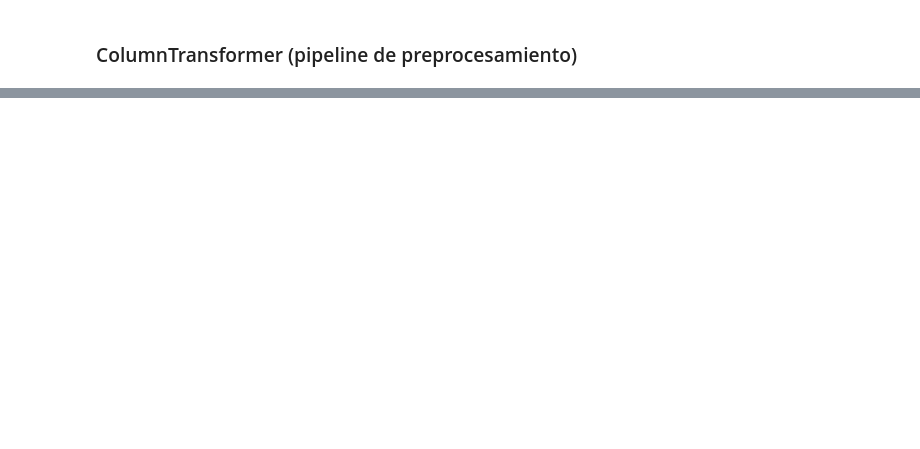
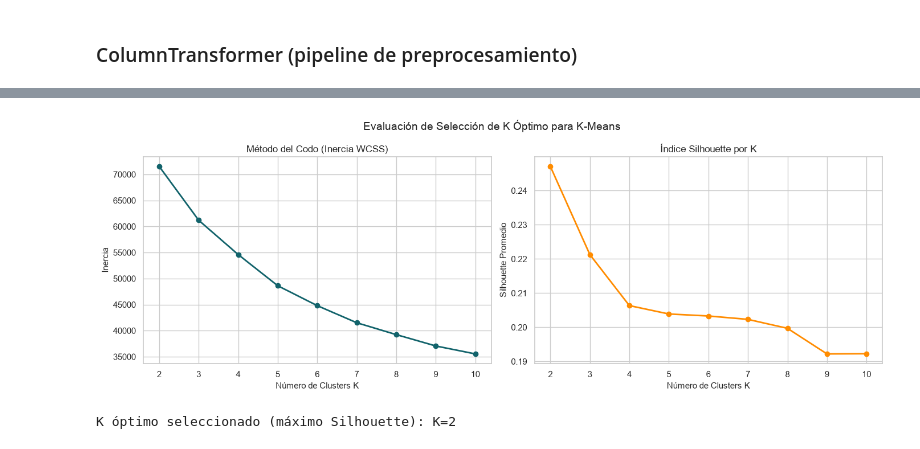
Before and after one commit to pag0dy/ML1_ExamenAplicado_Godoy_Paulina, a Jupyter notebook: codigo_examen_pg.ipynb, the cells around one changed output, grey strips where cells are left out. Saved outputs shown, nothing was run; the diff lists cells and outputs as text; code cells hidden in the pictures; blank space fills up the shorter version.

```diff
--- a/codigo_examen_pg.ipynb
+++ b/codigo_examen_pg.ipynb
@@ -372,0 +490,17 @@ could not convert string to float: 'Histórica'
+# %%
+inertias = []
+sil_scores = []
+k_range = range(2, 11)
+
+# Silhouette es O(n^2): se calcula sobre una muestra representativa para eficiencia
+np.random.seed(42)
+sample_size = min(3000, X_train_pca_opt.shape[0])
+sample_indices = np.random.choice(X_train_pca_opt.shape[0], size=sample_size, replace=False)
+X_sample = X_train_pca_opt[sample_indices]
+
+for k in k_range:
+    km = KMeans(n_clusters=k, n_init=20, random_state=42)
+    labels_k = km.fit_predict(X_train_pca_opt)
+    inertias.append(km.inertia_)
+    sil_scores.append(silhouette_score(X_sample, labels_k[sample_indices]))
+    print(f"K={k}: Inercia={km.inertia_:.2f} | Silhouette={sil_scores[-1]:.4f}")
@@ -372,0 +517,23 @@ could not convert string to float: 'Histórica'
+# %%
+fig, (ax1, ax2) = plt.subplots(1, 2, figsize=(14, 5))
+
+ax1.plot(list(k_range), inertias, 'o-', color='#12636B', linewidth=2)
+ax1.set_title('Método del Codo (Inercia WCSS)')
+ax1.set_xlabel('Número de Clusters K')
+ax1.set_ylabel('Inercia')
+
+ax2.plot(list(k_range), sil_scores, 'o-', color='darkorange', linewidth=2)
+ax2.set_title('Índice Silhouette por K')
+ax2.set_xlabel('Número de Clusters K')
+ax2.set_ylabel('Silhouette Promedio')
+
+plt.suptitle('Evaluación de Selección de K Óptimo para K-Means')
+plt.tight_layout()
+plt.savefig('figures/10_kmeans_evaluation.png', dpi=150)
+plt.show()
+
+k_opt = list(k_range)[int(np.argmax(sil_scores))]
+print(f"K óptimo seleccionado (máximo Silhouette): K={k_opt}")
+# %% [output]
+[figure, added]
+K óptimo seleccionado (máximo Silhouette): K=2
```
Also changed, not shown: parts of 35 cells of this notebook, 7 other files.
